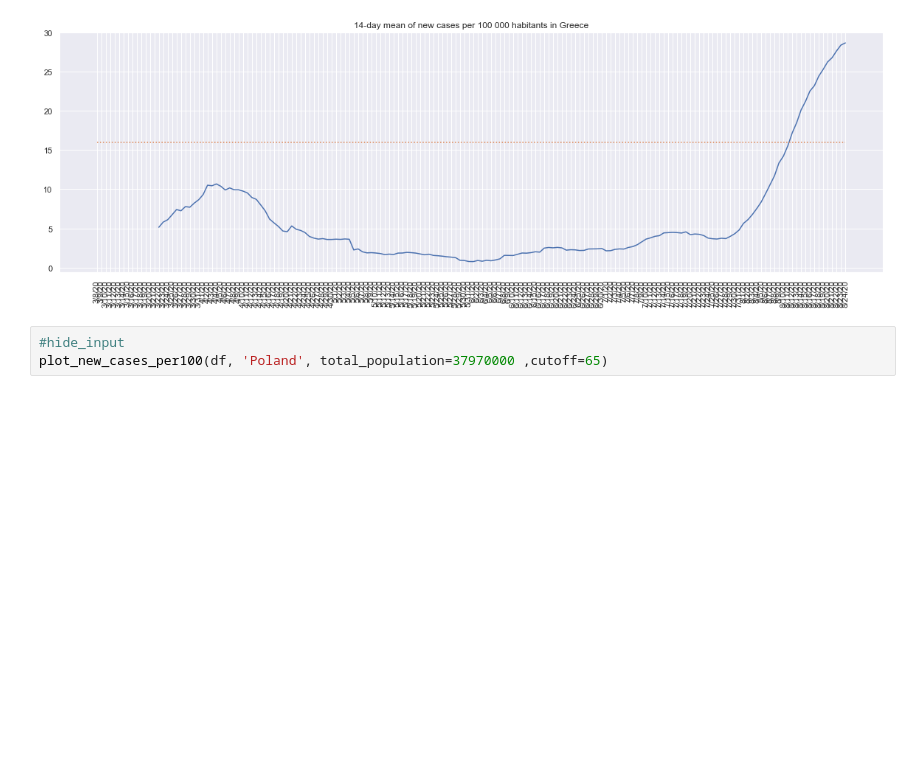
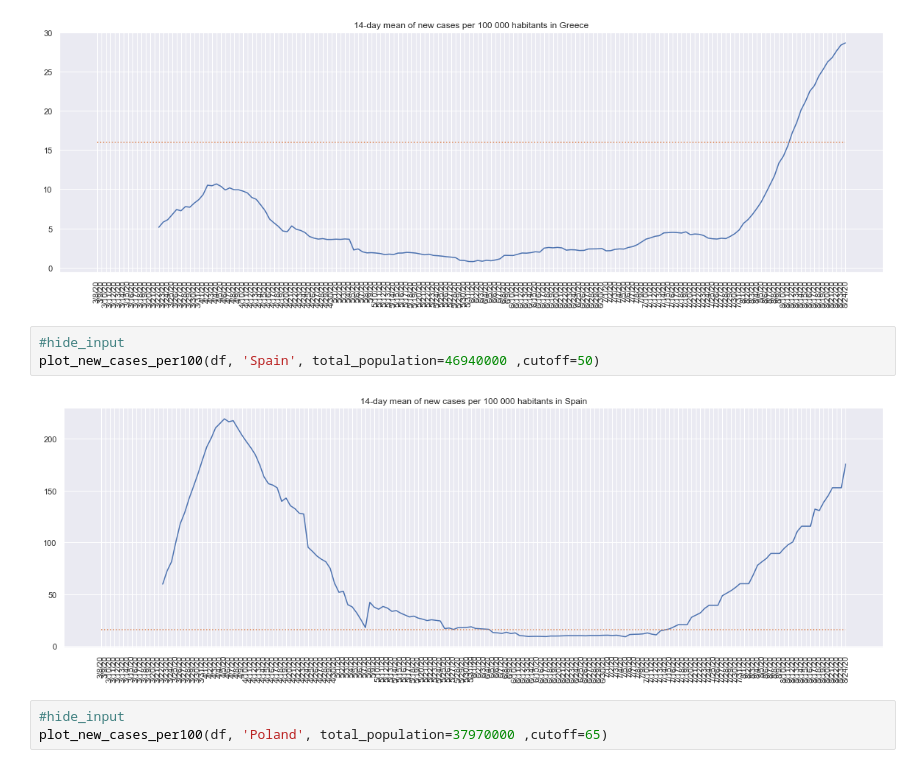
Before and after one commit to IvonaTau/covid19, a Jupyter notebook: _notebooks/2020-03-30-lithuania.ipynb, the cells around one changed output. Drawn from its saved outputs; the diff is of its cells as text; blank space fills up the shorter version.

```diff
--- a/_notebooks/2020-03-30-lithuania.ipynb
+++ b/_notebooks/2020-03-30-lithuania.ipynb
@@ -204,6 +215,11 @@ plot_new_cases_per100(df, 'Italy', total_population=60360000 ,cutoff=50)
 plot_new_cases_per100(df, 'Greece', total_population=10720000 ,cutoff=50)
 # %% [output]
 [figure]
+# %%
+#hide_input
+plot_new_cases_per100(df, 'Spain', total_population=46940000 ,cutoff=50)
+# %% [output]
+[figure, added]
 # %%
 #hide_input
 plot_new_cases_per100(df, 'Poland', total_population=37970000 ,cutoff=65)
```
Also changed, not shown: parts of 5 cells of this notebook, 1 other file.
